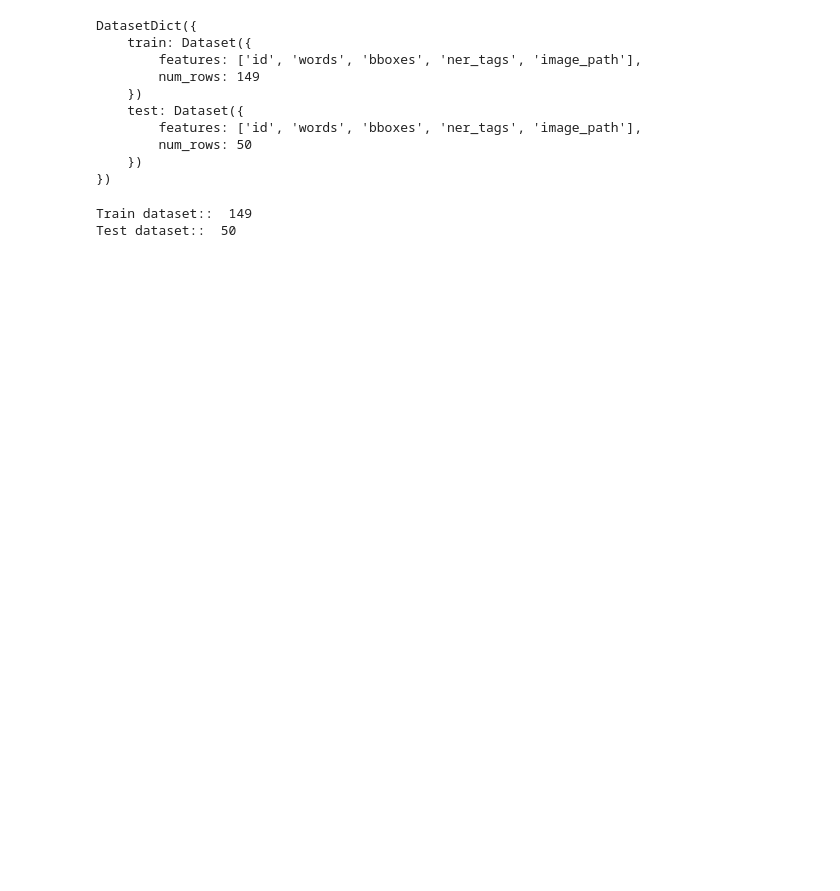
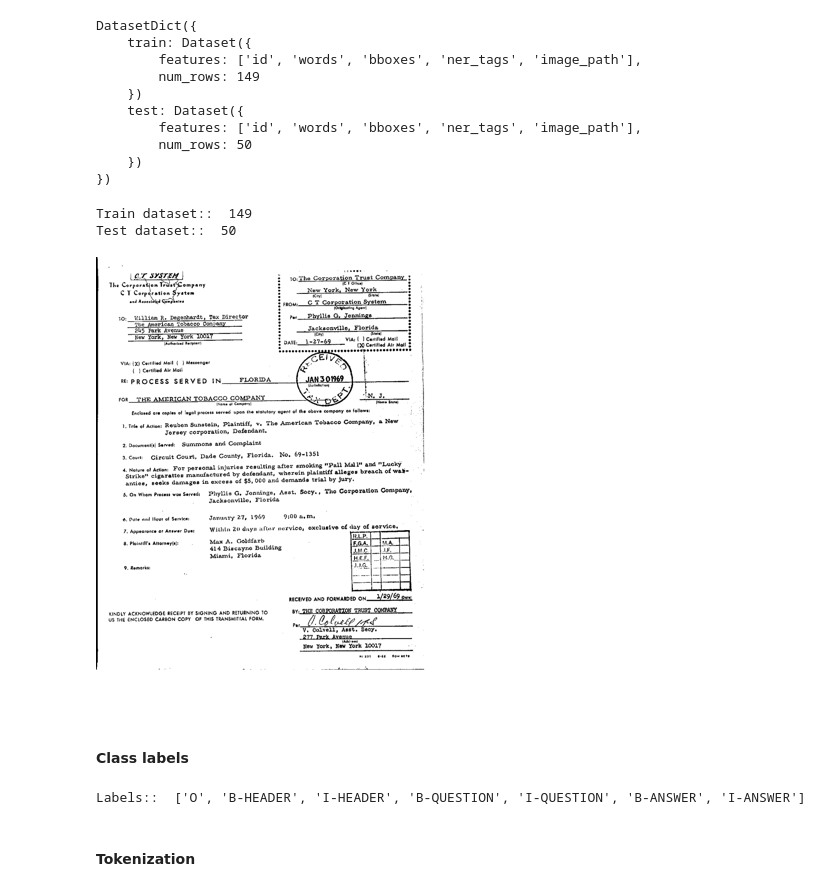
Before and after one commit to VomV/NLP, a Jupyter notebook: Cookbooks/layoutLM_doc_clf.ipynb, the cells around one changed output. Saved outputs shown, nothing was run; the diff lists cells and outputs as text; code cells hidden in the pictures; blank space fills up the shorter version.

```diff
--- a/Cookbooks/layoutLM_doc_clf.ipynb
+++ b/Cookbooks/layoutLM_doc_clf.ipynb
@@ -21,3 +25,17 @@ print("Test dataset:: ", len(dataset['test']))
 # %% [output]
 Train dataset::  149
 Test dataset::  50
+# %%
+image = Image.open(dataset['train'][34]['image_path'])
+image = image.convert('RGB')
+
+image.resize((350, 450))
+# %% [output]
+[figure, added]
+# %% [markdown]
+#### Class labels
+# %%
+labels = dataset['train'].features['ner_tags'].feature.names
+print("Labels:: ", labels)
+# %% [output]
+Labels::  ['O', 'B-HEADER', 'I-HEADER', 'B-QUESTION', 'I-QUESTION', 'B-ANSWER', 'I-ANSWER']
@@ -23,0 +45,2 @@ Test dataset::  50
+# %% [markdown]
+#### Tokenization
```
Also changed, not shown: parts of 3 cells of this notebook.
